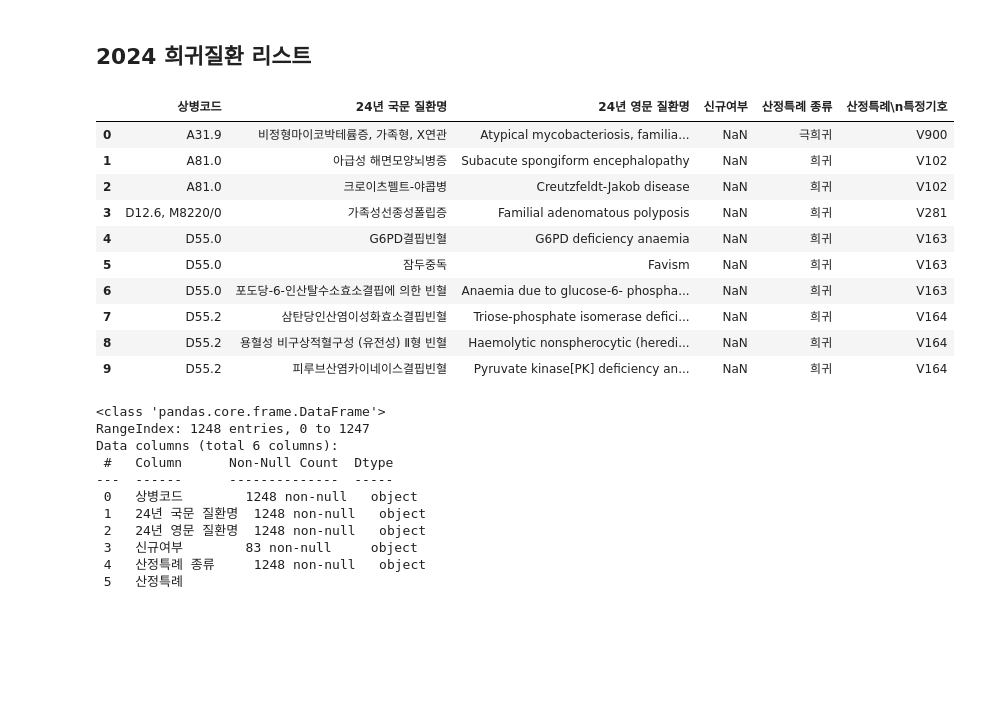
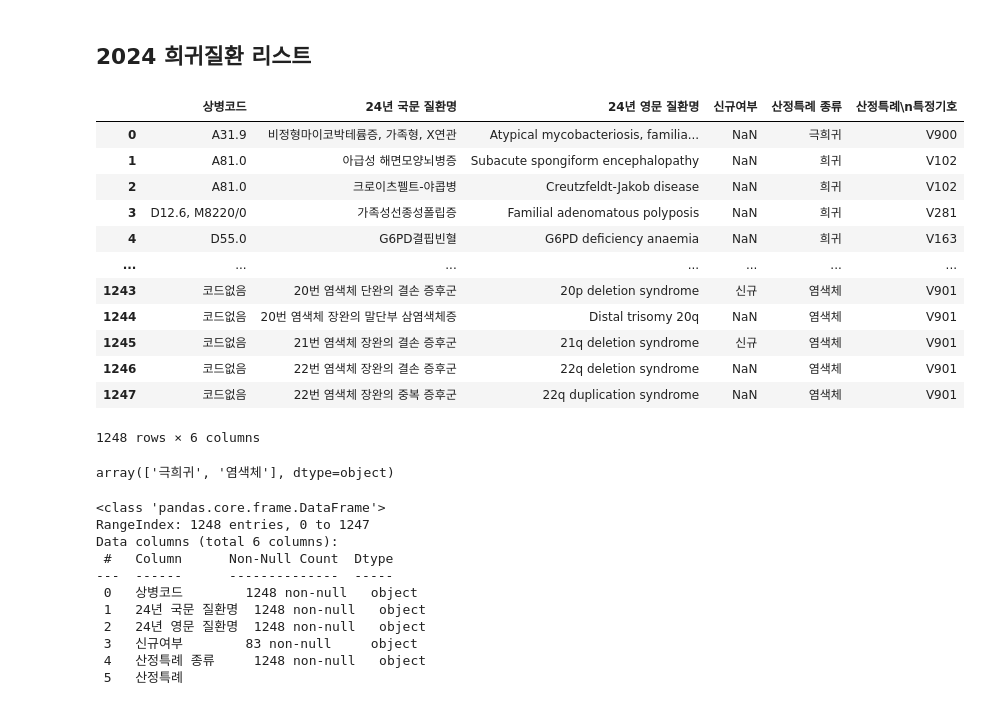
Before and after one commit to kdj0712/rare_field_fastapis, a Jupyter notebook: data/data_analysis/persona2/ipynb/persona2_DDA_youjin.ipynb, the cells around one changed output. Drawn from its saved outputs; the diff is of its cells as text; code cells hidden in the pictures; blank space fills up the shorter version.

```diff
--- a/data/data_analysis/persona2/ipynb/persona2_DDA_youjin.ipynb
+++ b/data/data_analysis/persona2/ipynb/persona2_DDA_youjin.ipynb
@@ -35,19 +35,26 @@ import seaborn as sns
 ## 2024 희귀질환 리스트
 # %%
 df_classf_code= pd.read_csv('../csv/2024년 희귀질환자 의료비 지원사업 대상질환 - 분류코드기준_정리.csv')
-df_classf_code[:10]
+df_classf_code
 # %% [output]
 |  | 상병코드 | 24년 국문 질환명 | 24년 영문 질환명 | 신규여부 | 산정특례 종류 | 산정특례\n특정기호 |
 | 0 | A31.9 | 비정형마이코박테륨증, 가족형, X연관 | Atypical mycobacteriosis, familia... | NaN | 극희귀 | V900 |
 | 1 | A81.0 | 아급성 해면모양뇌병증 | Subacute spongiform encephalopathy | NaN | 희귀 | V102 |
 | 2 | A81.0 | 크로이츠펠트-야콥병 | Creutzfeldt-Jakob disease | NaN | 희귀 | V102 |
 | 3 | D12.6, M8220/0 | 가족성선종성폴립증 | Familial adenomatous polyposis | NaN | 희귀 | V281 |
 | 4 | D55.0 | G6PD결핍빈혈 | G6PD deficiency anaemia | NaN | 희귀 | V163 |
-| 5 | D55.0 | 잠두중독 | Favism | NaN | 희귀 | V163 |
-| 6 | D55.0 | 포도당-6-인산탈수소효소결핍에 의한 빈혈 | Anaemia due to glucose-6- phospha... | NaN | 희귀 | V163 |
-| 7 | D55.2 | 삼탄당인산염이성화효소결핍빈혈 | Triose-phosphate isomerase defici... | NaN | 희귀 | V164 |
-| 8 | D55.2 | 용혈성 비구상적혈구성 (유전성) Ⅱ형 빈혈 | Haemolytic nonspherocytic (heredi... | NaN | 희귀 | V164 |
-| 9 | D55.2 | 피루브산염카이네이스결핍빈혈 | Pyruvate kinase[PK] deficiency an... | NaN | 희귀 | V164 |
+| ... | ... | ... | ... | ... | ... | ... |
+| 1243 | 코드없음 | 20번 염색체 단완의 결손 증후군 | 20p deletion syndrome | 신규 | 염색체 | V901 |
+| 1244 | 코드없음 | 20번 염색체 장완의 말단부 삼염색체증 | Distal trisomy 20q | NaN | 염색체 | V901 |
+| 1245 | 코드없음 | 21번 염색체 장완의 결손 증후군 | 21q deletion syndrome | 신규 | 염색체 | V901 |
+| 1246 | 코드없음 | 22번 염색체 장완의 결손 증후군 | 22q deletion syndrome | NaN | 염색체 | V901 |
+| 1247 | 코드없음 | 22번 염색체 장완의 중복 증후군 | 22q duplication syndrome | NaN | 염색체 | V901 |
+1248 rows × 6 columns
+# %%
+df_filtered = df_classf_code[df_classf_code['상병코드'] == '코드없음']
+df_filtered['산정특례 종류'].unique()
+# %% [output]
+array(['극희귀', '염색체'], dtype=object)
 # %%
 df_classf_code.info()
 # %% [output]
```
Also changed, not shown: parts of 21 cells of this notebook, 24 other files.
